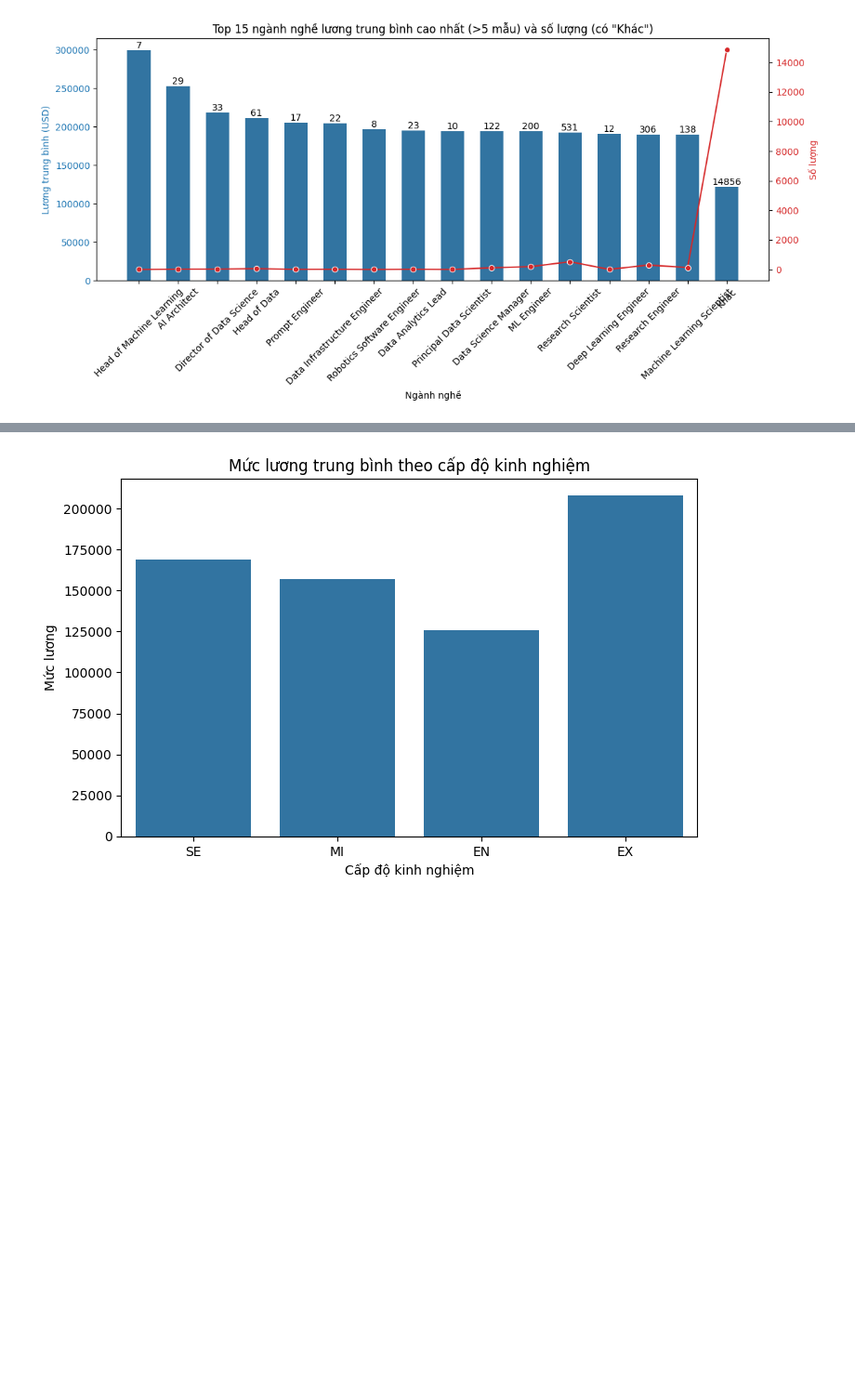
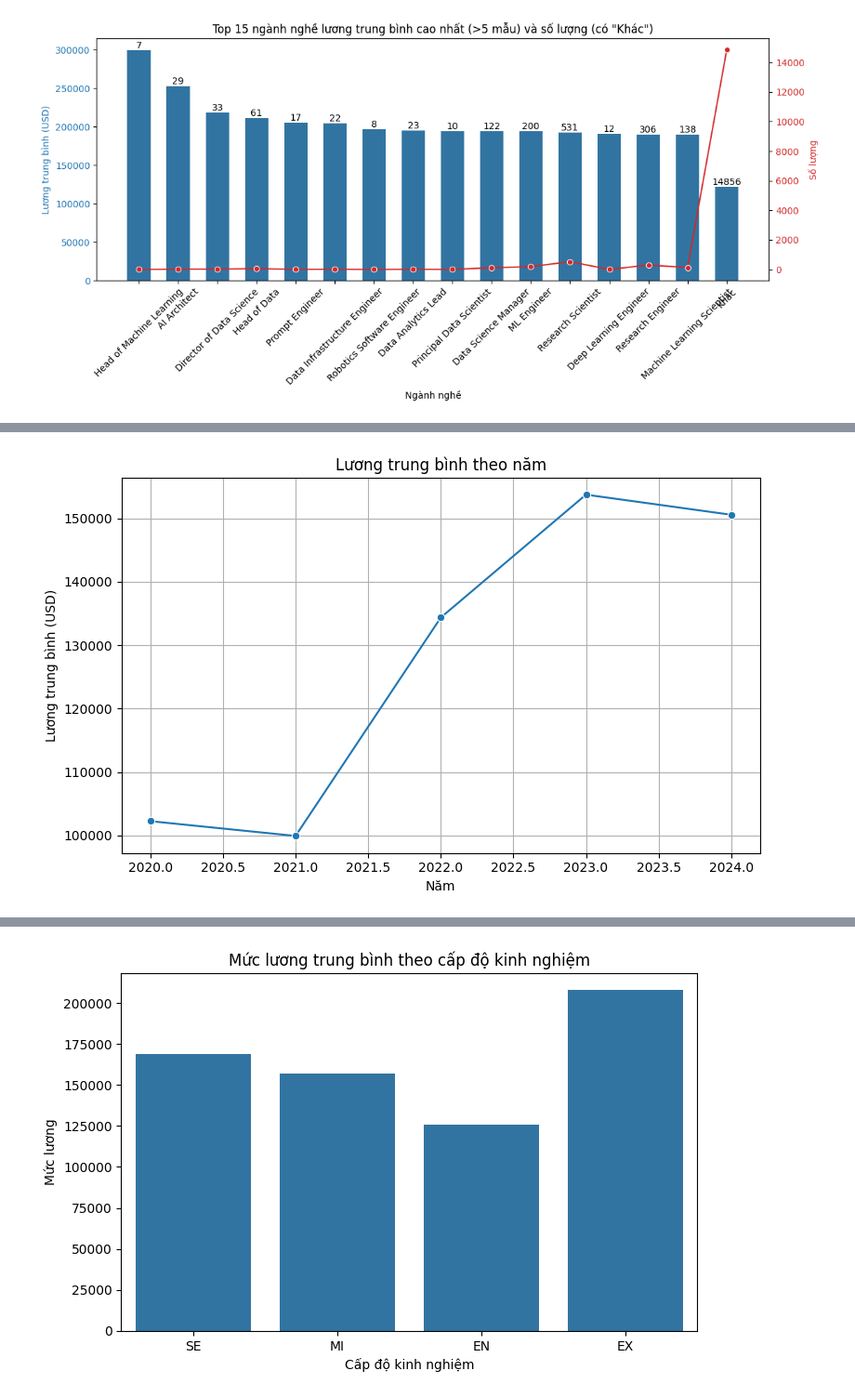
Before and after one commit to tuanduog/IT_Salary_Predict, a Jupyter notebook: notebook/show.ipynb, the cells around one changed output, grey strips where cells are left out. Shown at 93% size. Drawn from its saved outputs; the diff is of its cells as text; code cells hidden in the pictures; blank space fills up the shorter version.

```diff
--- a/notebook/show.ipynb
+++ b/notebook/show.ipynb
@@ -188,0 +224,15 @@ plt.show()
+# %%
+
+# Vẽ line chart lương trung bình theo năm
+salary_by_year = df.groupby('work_year')['salary_in_usd'].mean()
+
+plt.figure(figsize=(8, 5))
+sns.lineplot(x=salary_by_year.index, y=salary_by_year.values, marker='o')
+plt.title('Lương trung bình theo năm')
+plt.xlabel('Năm')
+plt.ylabel('Lương trung bình (USD)')
+plt.grid(True)
+plt.tight_layout()
+plt.show()
+# %% [output]
+[figure, added]
```
Also changed, not shown: parts of 10 cells of this notebook.
